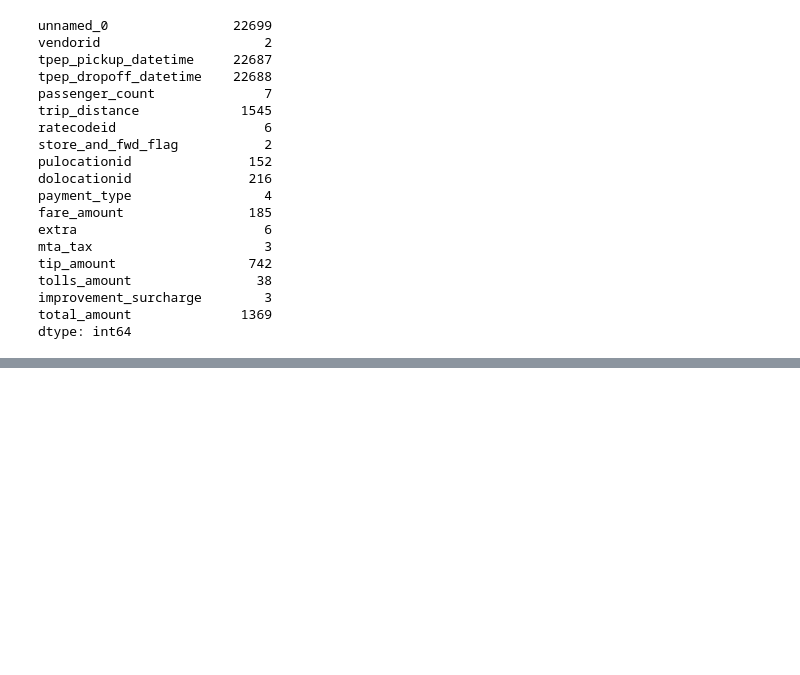
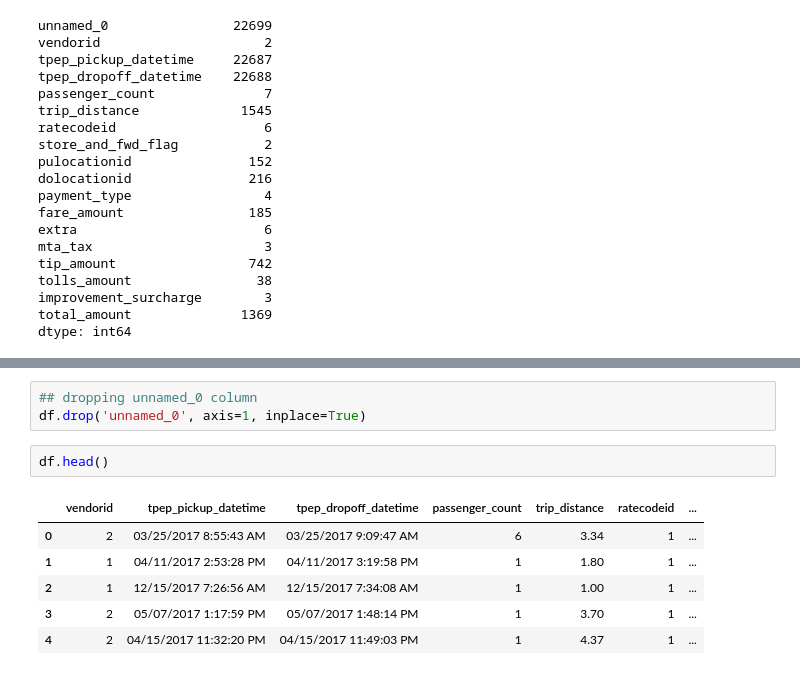
Before and after one commit to BishalJung7377/2017_yello_taxi_google_data_analytics, a Jupyter notebook: ny_taxi_data.ipynb, the cells around one changed output, grey strips where cells are left out. Drawn from its saved outputs; the diff is of its cells as text; blank space fills up the shorter version.

```diff
--- a/ny_taxi_data.ipynb
+++ b/ny_taxi_data.ipynb
@@ -142,0 +172,12 @@ dtype: int64
+# %%
+## dropping unnamed_0 column
+df.drop('unnamed_0', axis=1, inplace=True)
+# %%
+df.head()
+# %% [output]
+|  | vendorid | tpep_pickup_datetime | tpep_dropoff_datetime | passenger_count | trip_distance | ratecodeid | ... |
+| 0 | 2 | 03/25/2017 8:55:43 AM | 03/25/2017 9:09:47 AM | 6 | 3.34 | 1 | ... |
+| 1 | 1 | 04/11/2017 2:53:28 PM | 04/11/2017 3:19:58 PM | 1 | 1.80 | 1 | ... |
+| 2 | 1 | 12/15/2017 7:26:56 AM | 12/15/2017 7:34:08 AM | 1 | 1.00 | 1 | ... |
+| 3 | 2 | 05/07/2017 1:17:59 PM | 05/07/2017 1:48:14 PM | 1 | 3.70 | 1 | ... |
+| 4 | 2 | 04/15/2017 11:32:20 PM | 04/15/2017 11:49:03 PM | 1 | 4.37 | 1 | ... |
```
Also changed, not shown: parts of 8 cells of this notebook.
